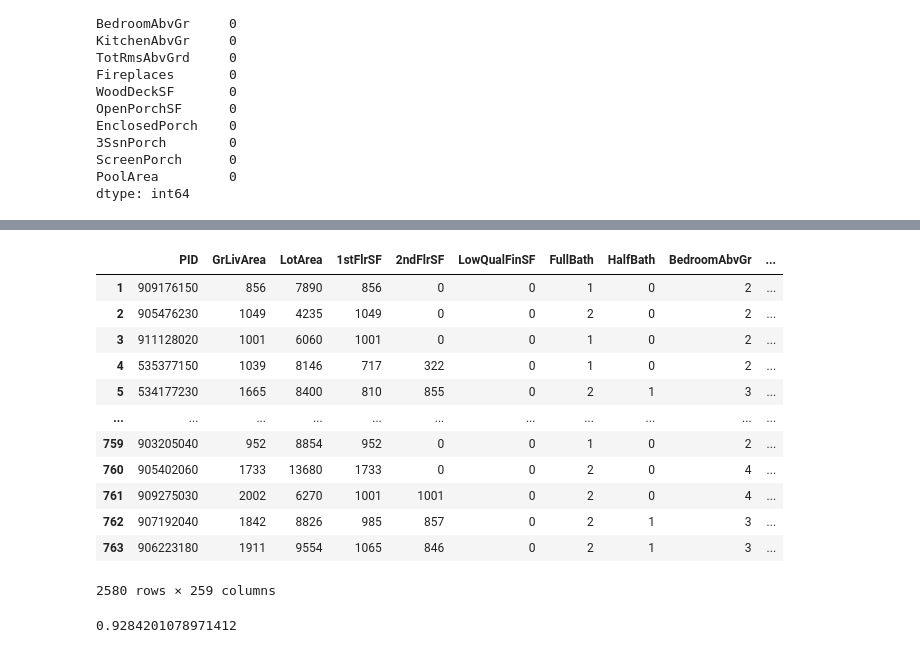
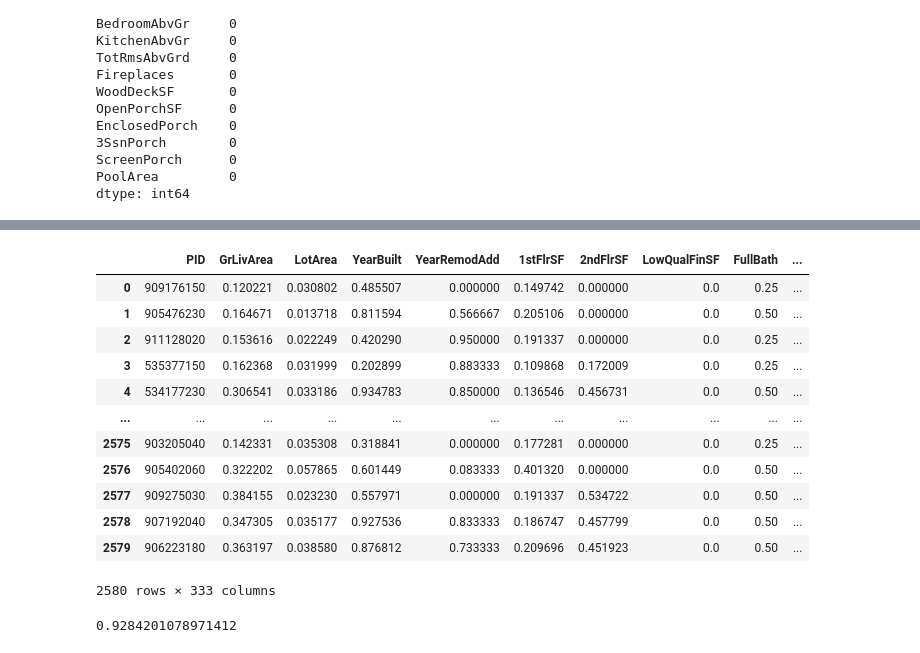
Before and after one commit to djhang99/housing_prices, a Jupyter notebook: Hugh_Goode/Feature_Selection_hg.ipynb, the cells around one changed output, grey strips where cells are left out. Drawn from its saved outputs; the diff is of its cells as text; code cells hidden in the pictures.

```diff
--- a/Hugh_Goode/Feature_Selection_hg.ipynb
+++ b/Hugh_Goode/Feature_Selection_hg.ipynb
@@ -317,6 +138,6 @@ ScreenPorch      0
 PoolArea         0
 dtype: int64
 # %%
-housing_num2cat = housing[['MSSubClass', 'OverallQual', 'OverallCond', 'YearBuilt', 'YearRemodAdd', 'MoSold', 'YrSold', 'MiscVal']]
+housing_num2cat = housing[['MSSubClass', 'OverallQual', 'OverallCond', 'MoSold', 'YrSold', 'MiscVal']]
 housing_num2cat
 # %% [output]
@@ -336,5 +157,5 @@ housing_num2cat
 # %%
-category3 = pd.concat([category2, housing_num2cat], axis = 1)
-category3
+category = pd.concat([category, housing_num2cat.astype(str)], axis = 1)
+category
 # %% [output]
 |  | MSZoning | Street | Alley | LotShape | LandContour | Utilities | LotConfig | LandSlope | Neighborhood | ... |
@@ -353,4 +194,4 @@ category3
 # %%
-cat_dum = pd.get_dummies(category3, drop_first = True)
+cat_dum = pd.get_dummies(category, drop_first = True)
 cat_dum
 # %% [output]
@@ -369,0 +222,6 @@ cat_dum
+# %%
+scaler = MinMaxScaler()
+scaler.fit(housing_num)
+housing_num_scaled = scaler.transform(housing_num)
+housing_num_scaled = pd.DataFrame(housing_num_scaled, columns = housing_num.columns)
+housing_num_scaled.shape
@@ -370,20 +246,20 @@ cat_dum
 # %%
-full_dum_data = pd.concat([housing_num, cat_dum], axis = 1)
+full_dum_data = pd.concat([housing_num_PID, housing_num_scaled, cat_dum], axis = 1)
 full_dum_data
 # %% [output]
-|  | PID | GrLivArea | LotArea | 1stFlrSF | 2ndFlrSF | LowQualFinSF | FullBath | HalfBath | BedroomAbvGr | ... |
-| 1 | 909176150 | 856 | 7890 | 856 | 0 | 0 | 1 | 0 | 2 | ... |
-| 2 | 905476230 | 1049 | 4235 | 1049 | 0 | 0 | 2 | 0 | 2 | ... |
-| 3 | 911128020 | 1001 | 6060 | 1001 | 0 | 0 | 1 | 0 | 2 | ... |
-| 4 | 535377150 | 1039 | 8146 | 717 | 322 | 0 | 1 | 0 | 2 | ... |
-| 5 | 534177230 | 1665 | 8400 | 810 | 855 | 0 | 2 | 1 | 3 | ... |
+|  | PID | GrLivArea | LotArea | YearBuilt | YearRemodAdd | 1stFlrSF | 2ndFlrSF | LowQualFinSF | FullBath | ... |
+| 0 | 909176150 | 0.120221 | 0.030802 | 0.485507 | 0.000000 | 0.149742 | 0.000000 | 0.0 | 0.25 | ... |
+| 1 | 905476230 | 0.164671 | 0.013718 | 0.811594 | 0.566667 | 0.205106 | 0.000000 | 0.0 | 0.50 | ... |
+| 2 | 911128020 | 0.153616 | 0.022249 | 0.420290 | 0.950000 | 0.191337 | 0.000000 | 0.0 | 0.25 | ... |
+| 3 | 535377150 | 0.162368 | 0.031999 | 0.202899 | 0.883333 | 0.109868 | 0.172009 | 0.0 | 0.25 | ... |
+| 4 | 534177230 | 0.306541 | 0.033186 | 0.934783 | 0.850000 | 0.136546 | 0.456731 | 0.0 | 0.50 | ... |
 | ... | ... | ... | ... | ... | ... | ... | ... | ... | ... | ... |
-| 759 | 903205040 | 952 | 8854 | 952 | 0 | 0 | 1 | 0 | 2 | ... |
-| 760 | 905402060 | 1733 | 13680 | 1733 | 0 | 0 | 2 | 0 | 4 | ... |
-| 761 | 909275030 | 2002 | 6270 | 1001 | 1001 | 0 | 2 | 0 | 4 | ... |
-| 762 | 907192040 | 1842 | 8826 | 985 | 857 | 0 | 2 | 1 | 3 | ... |
-| 763 | 906223180 | 1911 | 9554 | 1065 | 846 | 0 | 2 | 1 | 3 | ... |
+| 2575 | 903205040 | 0.142331 | 0.035308 | 0.318841 | 0.000000 | 0.177281 | 0.000000 | 0.0 | 0.25 | ... |
+| 2576 | 905402060 | 0.322202 | 0.057865 | 0.601449 | 0.083333 | 0.401320 | 0.000000 | 0.0 | 0.50 | ... |
+| 2577 | 909275030 | 0.384155 | 0.023230 | 0.557971 | 0.000000 | 0.191337 | 0.534722 | 0.0 | 0.50 | ... |
+| 2578 | 907192040 | 0.347305 | 0.035177 | 0.927536 | 0.833333 | 0.186747 | 0.457799 | 0.0 | 0.50 | ... |
+| 2579 | 906223180 | 0.363197 | 0.038580 | 0.876812 | 0.733333 | 0.209696 | 0.451923 | 0.0 | 0.50 | ... |
-2580 rows × 259 columns
+2580 rows × 333 columns
 # %%
 lasso = Lasso()
 lasso.fit(full_dum_data, price)
```
Also changed, not shown: parts of 32 cells of this notebook, 1 other file.
